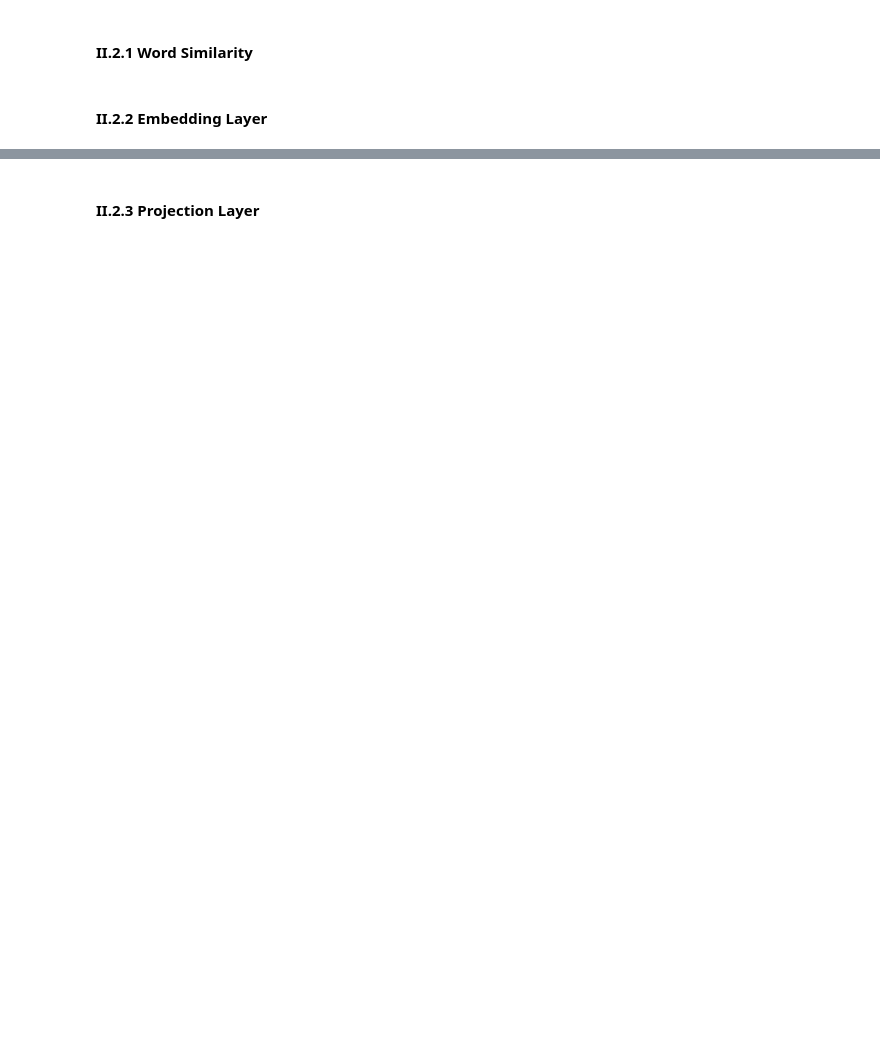
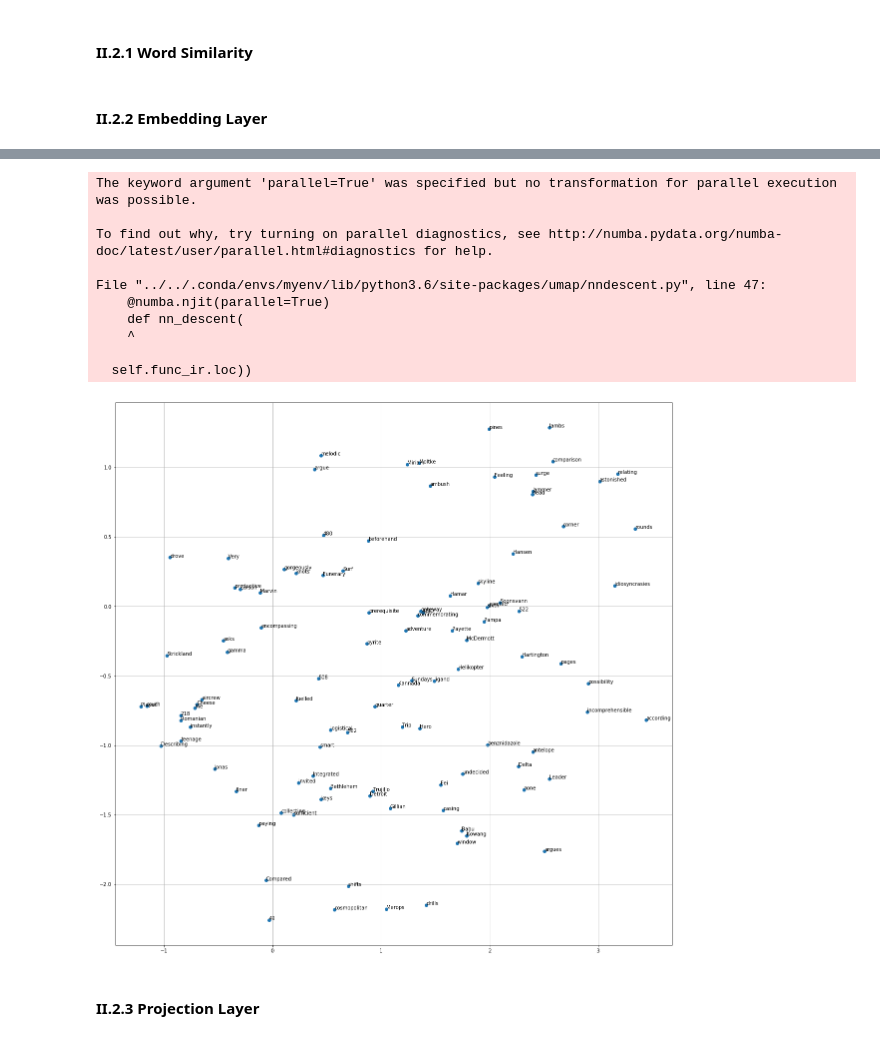
Before and after one commit to lexili24/Language-Model-NYU-Data-Science, a Jupyter notebook: HW2/lm_homework.ipynb, the cells around one changed output, grey strips where cells are left out. Cells and saved outputs as stored; diff of their text form; code cells hidden in the pictures; blank space fills up the shorter version.

Commit message:
adding cosine similarity & projection

```diff
--- a/HW2/lm_homework.ipynb
+++ b/HW2/lm_homework.ipynb
@@ -623,6 +623,9 @@ for epoch_number in range(20):
             min_val_loss = avg_val_loss
             torch.save(model.state_dict(), 'best_LSTM.pt')
             print('Saving best model at epoch', epoch_number)
+
+    plot_cache.append((avg_loss, avg_val_loss))
+
     if load_pretrained:
         break
 # %% [output]
@@ -697,4 +733,38 @@ umap_plot(fake_weight_matrix, word_ids, words)
 # %% [markdown]
 #### II.2.1 Word Similarity
+# %%
+def cos_similarity(weight_matrix, words):
+#make sure at least appear in the text once
+    whole_word = list()
+    for word in words:
+        if word not in vocab:
+            raise NotImplementedError("selected token must appeared in the corpus once, please replace {}".format(word))
+
+    # define my cosine similarity. each input is 1 x 64. Therefore evaluate along x'axis returns a scalar
+    cos = nn.CosineSimilarity(dim = 0, eps = 1e-6)
+
+    dis_list = defaultdict(lambda: defaultdict(float))
+
+    for w in words:
+        wid = train_dict.get_id(w)
+        temp_list = list()
+        for i in range(len(weight_matrix)):
+            if i == wid:
+                continue
+            else:
+                dis = cos(weight_matrix[wid], weight_matrix[i])
+                temp_list.append(tuple((train_dict.get_token(i), dis.item())))
+        temp_list = sorted(temp_list, key = lambda x: x[-1])
+        dis_list[w]['worst'] = temp_list[:10]
+        dis_list[w]['best'] = temp_list[-10:]
+        worst_words = [x[0] for x in temp_list[:10]]
+        best_words = [x[0] for x in temp_list[-10:]]
+        whole_word += worst_words + best_words
+    return dis_list, whole_word + words
 # %% [markdown]
 #### II.2.2 Embedding Layer
+# %%
+weight_matrix_lkup = model.lookup.weight
+words = ['productive', 'teenage','south','antelope','smart']
+# some verbs, and nouns
+proj_list, whole_words = cos_similarity(weight_matrix_proj, words)
@@ -701,2 +797,18 @@ umap_plot(fake_weight_matrix, word_ids, words)
+# %%
+whole_word_ids = train_dict.encode_token_seq(whole_words)   # e.g. use dictionary.get_id on a list of words
+
+umap_plot(weight_matrix_lkup, whole_word_ids, whole_words)
+# %% [output]
+The keyword argument 'parallel=True' was specified but no transformation for parallel execution was possible.
+
+To find out why, try turning on parallel diagnostics, see http://numba.pydata.org/numba-doc/latest/user/parallel.html#diagnostics for help.
+
+File "../../.conda/envs/myenv/lib/python3.6/site-packages/umap/nndescent.py", line 47:
+    @numba.njit(parallel=True)
+    def nn_descent(
+    ^
+
+  self.func_ir.loc))
+[figure, added]
 # %% [markdown]
 #### II.2.3 Projection Layer
```
Also changed, not shown: parts of 13 cells of this notebook.
